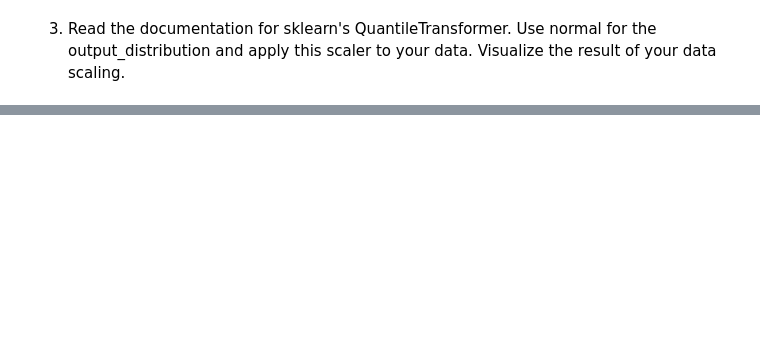
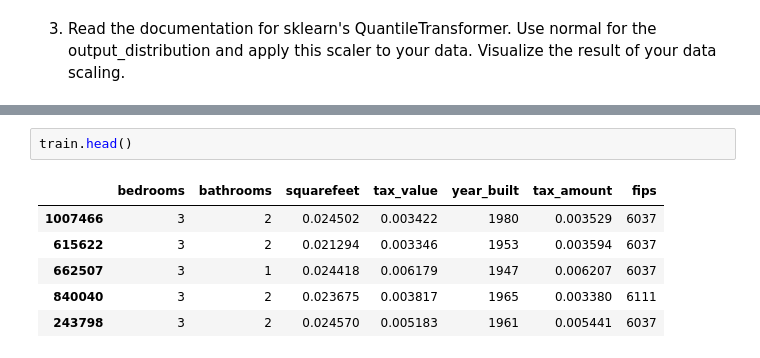
Before and after one commit to TheodoreQuansah/regression-exercises, a Jupyter notebook: scaling.ipynb, the cells around one changed output, grey strips where cells are left out. Cells and saved outputs as stored; diff of their text form; blank space fills up the shorter version.

```diff
--- a/scaling.ipynb
+++ b/scaling.ipynb
@@ -174,0 +175,9 @@ plt.show()
+# %%
+train.head()
+# %% [output]
+|  | bedrooms | bathrooms | squarefeet | tax_value | year_built | tax_amount | fips |
+| 1007466 | 3 | 2 | 0.024502 | 0.003422 | 1980 | 0.003529 | 6037 |
+| 615622 | 3 | 2 | 0.021294 | 0.003346 | 1953 | 0.003594 | 6037 |
+| 662507 | 3 | 1 | 0.024418 | 0.006179 | 1947 | 0.006207 | 6037 |
+| 840040 | 3 | 2 | 0.023675 | 0.003817 | 1965 | 0.003380 | 6111 |
+| 243798 | 3 | 2 | 0.024570 | 0.005183 | 1961 | 0.005441 | 6037 |
```
Also changed, not shown: parts of 11 cells of this notebook, 1 other file.
